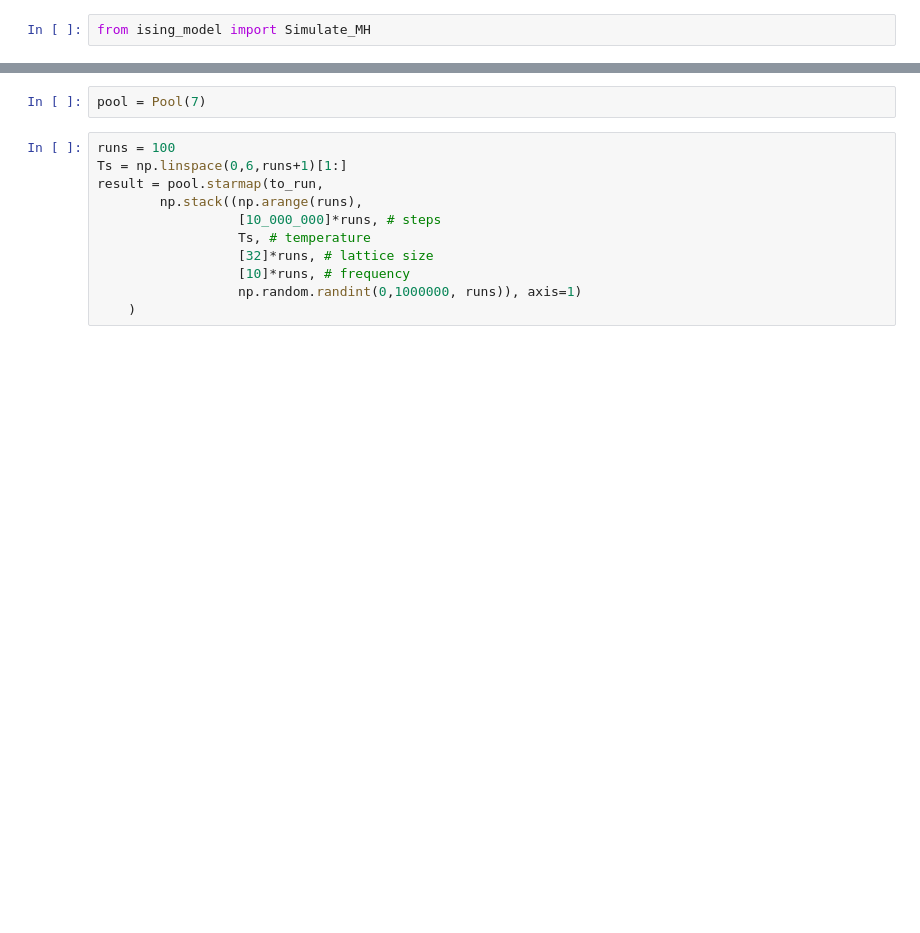
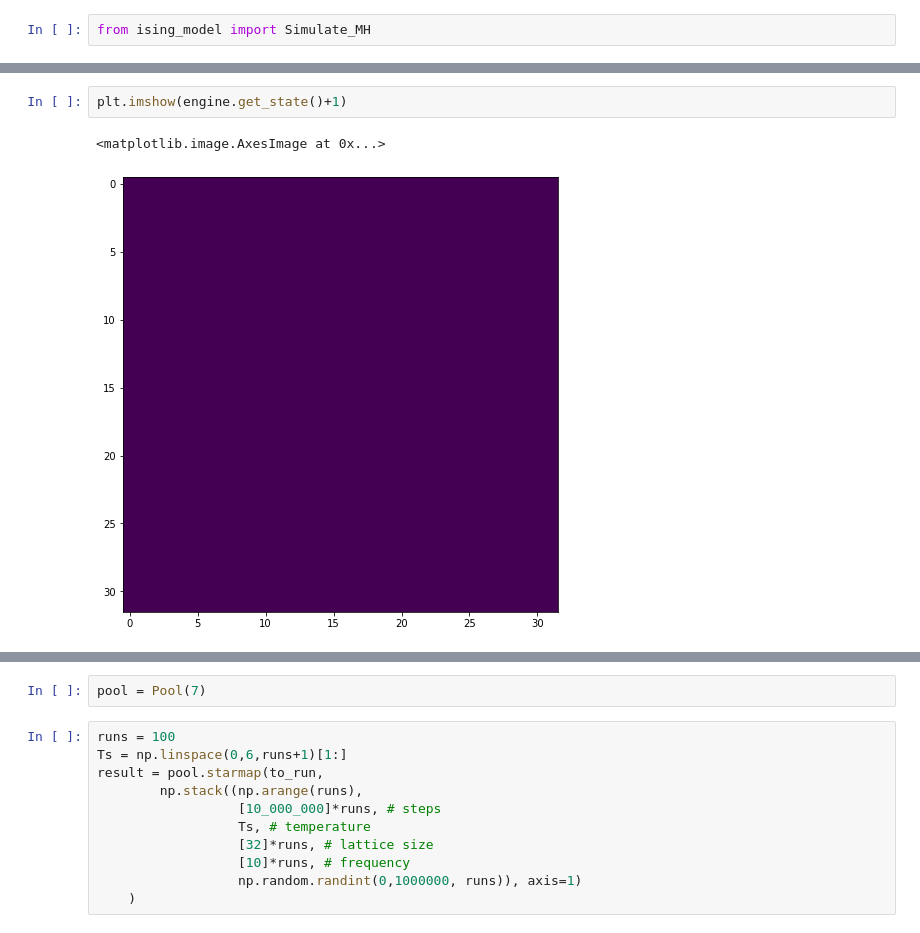
Before and after one commit to ashmat98/ising-model, a Jupyter notebook: python/test.ipynb, the cells around one changed output, grey strips where cells are left out. Cells and saved outputs as stored; diff of their text form; blank space fills up the shorter version.

```diff
--- a/python/test.ipynb
+++ b/python/test.ipynb
@@ -39,2 +41,7 @@ plt.hist(Mss, bins=(Mss.max()-Mss.min()), range=(Mss.min(), Mss.max()), log=True
+# %%
+plt.imshow(engine.get_state()+1)
+# %% [output]
+<matplotlib.image.AxesImage at 0x...>
+[figure, added]
 # %%
 len(Ms)
```
Also changed, not shown: parts of 18 cells of this notebook, 5 other files.
